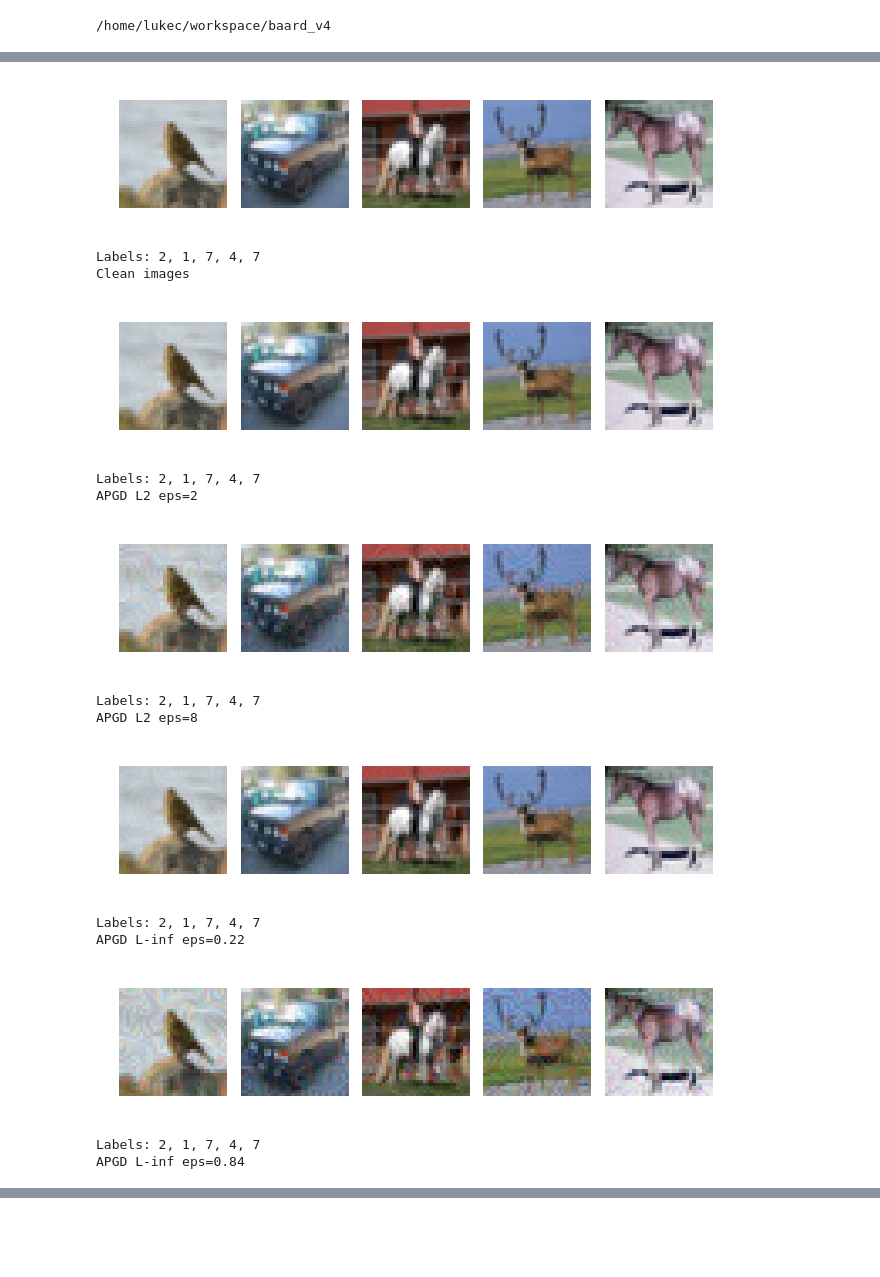
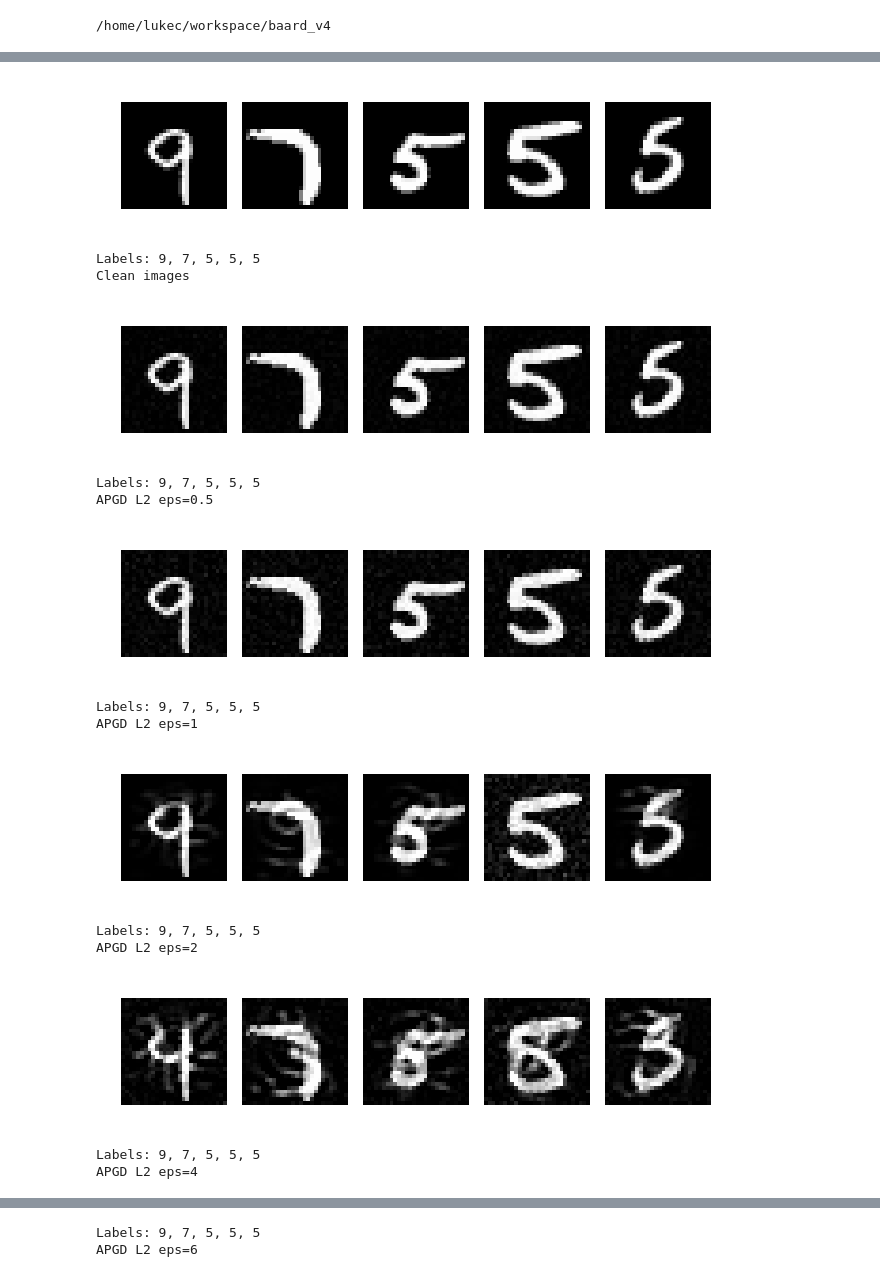
Before and after one commit to changx03/baard, a Jupyter notebook: examples/display_images.ipynb, the cells around one changed output, grey strips where cells are left out. Drawn from its saved outputs; the diff is of its cells as text; code cells hidden in the pictures; blank space fills up the shorter version.

```diff
--- a/examples/display_images.ipynb
+++ b/examples/display_images.ipynb
@@ -66,36 +11,19 @@ APGD L-inf eps=0.84
-# %%
-path_img = os.path.join(PATH_ROOT, 'results', 'exp1234', 'CIFAR10', 'AdvClean.n_100.pt')
-show_top5_imgs(path_img, cmap=None)
-print('Clean images')
-
-path_img = os.path.join(PATH_ROOT, 'results', 'exp1234', 'CIFAR10', 'APGD.L2.n_100.e_0.3.pt')
-show_top5_imgs(path_img, cmap=None)
-print('APGD L2 eps=2')
-
-path_img = os.path.join(PATH_ROOT, 'results', 'exp1234', 'CIFAR10', 'APGD.L2.n_100.e_1.4.pt')
-show_top5_imgs(path_img, cmap=None)
-print('APGD L2 eps=8')
-
-path_img = os.path.join(PATH_ROOT, 'results', 'exp1234', 'CIFAR10', 'APGD.Linf.n_100.e_0.01.pt')
-show_top5_imgs(path_img, cmap=None)
-print('APGD L-inf eps=0.22')
-
-path_img = os.path.join(PATH_ROOT, 'results', 'exp1234', 'CIFAR10', 'APGD.Linf.n_100.e_0.05.pt')
-show_top5_imgs(path_img, cmap=None)
-print('APGD L-inf eps=0.84')
-# %% [output]
-[figure, removed]
-Labels: 2, 1, 7, 4, 7
-Clean images
-[figure, removed]
-Labels: 2, 1, 7, 4, 7
-APGD L2 eps=2
-[figure, removed]
-Labels: 2, 1, 7, 4, 7
-APGD L2 eps=8
-[figure, removed]
-Labels: 2, 1, 7, 4, 7
-APGD L-inf eps=0.22
-[figure, removed]
-Labels: 2, 1, 7, 4, 7
-APGD L-inf eps=0.84
+# %%
+path_img = os.path.join(PATH_ROOT, 'results', 'exp1234', 'MNIST')
+plot_images(path_img, 'L2', [0.5, 1, 2, 4, 6, 8], 'APGD', n=100)
+# %% [output]
+[figure, added]
+Labels: 9, 7, 5, 5, 5
+Clean images
+[figure, added]
+Labels: 9, 7, 5, 5, 5
+APGD L2 eps=0.5
+[figure, added]
+Labels: 9, 7, 5, 5, 5
+APGD L2 eps=1
+[figure, added]
+Labels: 9, 7, 5, 5, 5
+APGD L2 eps=2
+[figure, added]
+Labels: 9, 7, 5, 5, 5
+APGD L2 eps=4
@@ -101,0 +31,2 @@ APGD L-inf eps=0.84
+Labels: 9, 7, 5, 5, 5
+APGD L2 eps=6
```
Also changed, not shown: parts of 5 cells of this notebook, 8 other files.
